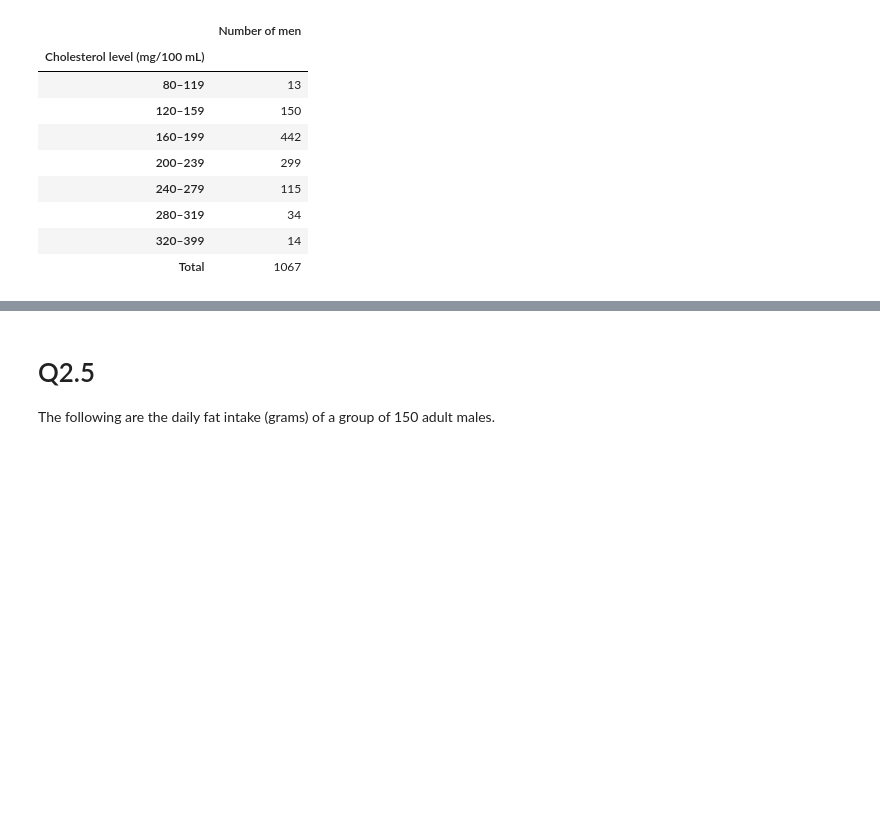
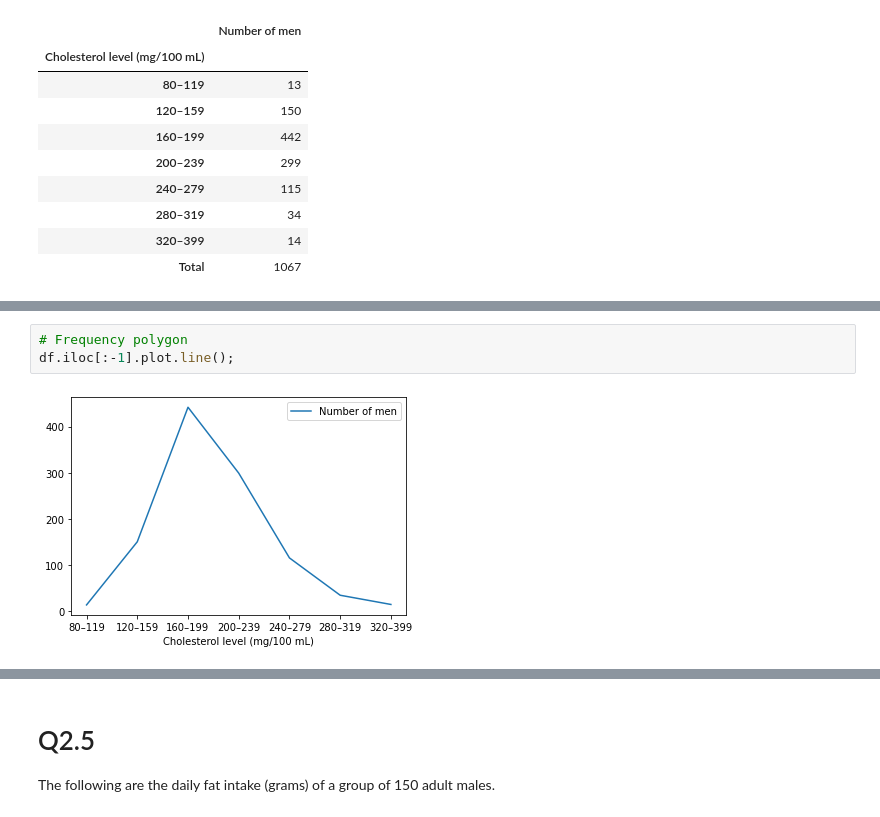
Before and after one commit to jmsdao/intro-biostats-solutions, a Jupyter notebook: Chapter02.ipynb, the cells around one changed output, grey strips where cells are left out. Saved outputs shown, nothing was run; the diff lists cells and outputs as text; blank space fills up the shorter version.

```diff
--- a/Chapter02.ipynb
+++ b/Chapter02.ipynb
@@ -31,0 +39,5 @@ df
+# %%
+# Frequency polygon
+df.iloc[:-1].plot.line();
+# %% [output]
+[figure, added]
```
Also changed, not shown: parts of 43 cells of this notebook.
